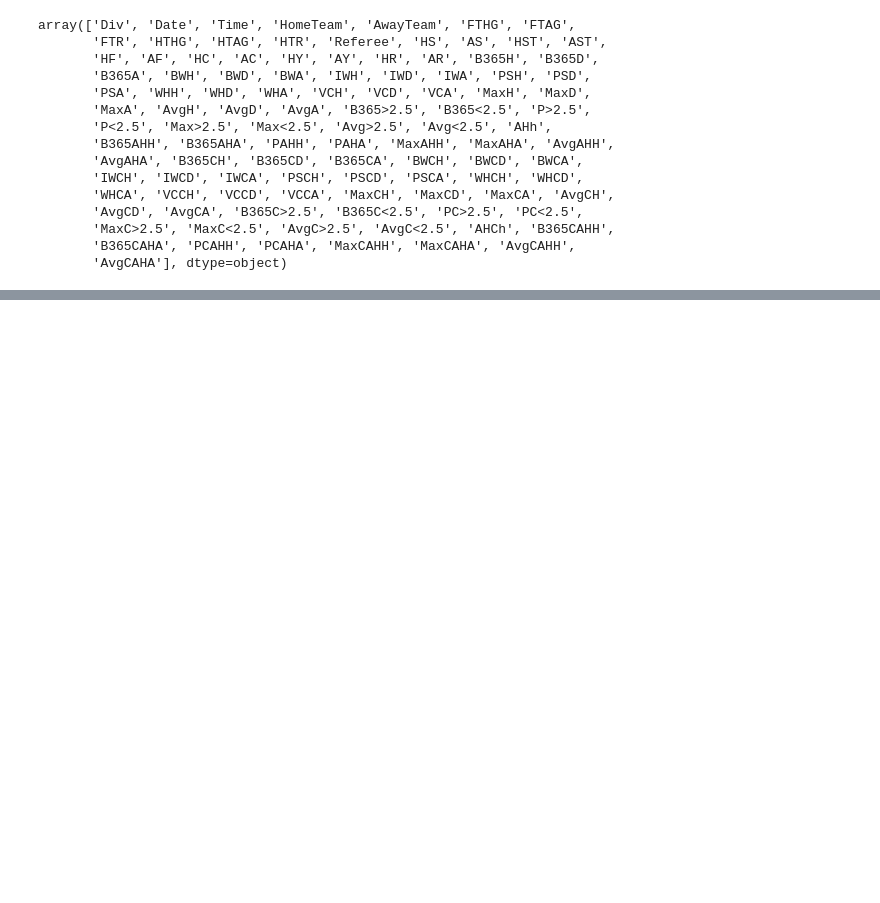
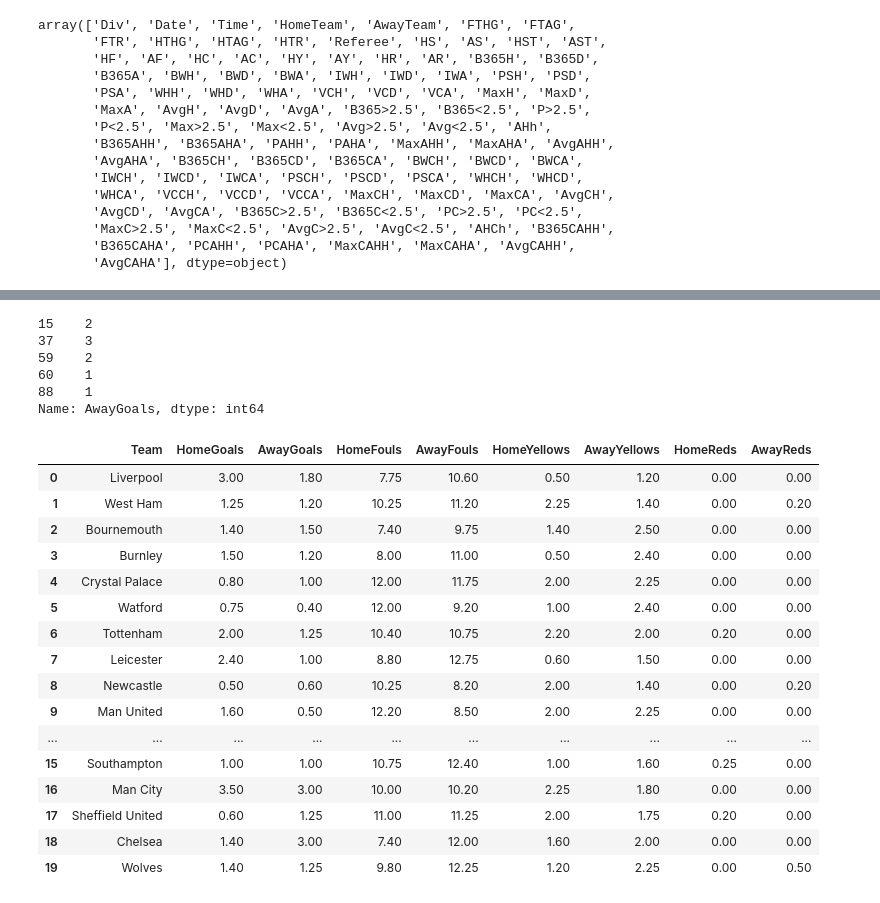
Before and after one commit to marcello96/Premier-League-Results-Predictor, a Jupyter notebook: data-analysis.ipynb, the cells around one changed output, grey strips where cells are left out. Drawn from its saved outputs; the diff is of its cells as text; code cells hidden in the pictures; blank space fills up the shorter version.

Commit message:
Add simple stats

```diff
--- a/data-analysis.ipynb
+++ b/data-analysis.ipynb
@@ -3,4 +4,5 @@ import pandas as pd
 # %%
+pd.options.display.float_format = '{:,.2f}'.format
 data = pd.read_csv('E0.csv')
 # %%
 data
@@ -37,7 +39,11 @@ array(['Div', 'Date', 'Time', 'HomeTeam', 'AwayTeam', 'FTHG', 'FTAG',
        'B365CAHA', 'PCAHH', 'PCAHA', 'MaxCAHH', 'MaxCAHA', 'AvgCAHH',
        'AvgCAHA'], dtype=object)
 # %%
-data.drop(columns=['Div', 'Date', 'Time','HTHG', 'HTAG', 'HTR','B365>2.5', 'B365<2.5', 'P>2.5',
+mdata = data.drop(columns=['Div', 'Date', 'Time','HTHG', 'HTAG', 'HTR', 'HS', 'AS', 'HST',
+       'AST', 'HC', 'AC', 'B365H', 'B365D',
+       'B365A', 'BWH', 'BWD', 'BWA', 'IWH', 'IWD', 'IWA', 'PSH', 'PSD',
+       'PSA', 'WHH', 'WHD', 'WHA', 'VCH', 'VCD', 'VCA', 'MaxH', 'MaxD',
+       'MaxA', 'AvgH', 'AvgD', 'AvgA', 'B365>2.5', 'B365<2.5', 'P>2.5',
        'P<2.5', 'Max>2.5', 'Max<2.5', 'Avg>2.5', 'Avg<2.5', 'AHh',
        'B365AHH', 'B365AHA', 'PAHH', 'PAHA', 'MaxAHH', 'MaxAHA', 'AvgAHH',
        'AvgAHA', 'B365CH', 'B365CD', 'B365CA', 'BWCH', 'BWCD', 'BWCA',
@@ -45,5 +51,6 @@ data.drop(columns=['Div', 'Date', 'Time','HTHG', 'HTAG', 'HTR','B365>2.5', 'B365
        'WHCA', 'VCCH', 'VCCD', 'VCCA', 'MaxCH', 'MaxCD', 'MaxCA', 'AvgCH',
        'AvgCD', 'AvgCA', 'B365C>2.5', 'B365C<2.5', 'PC>2.5', 'PC<2.5',
        'MaxC>2.5', 'MaxC<2.5', 'AvgC>2.5', 'AvgC<2.5', 'AHCh', 'B365CAHH',
-       'B365CAHA', 'PCAHH', 'PCAHA', 'MaxCAHH', 'MaxCAHA', 'AvgCAHH',
-       'AvgCAHA'])
+       'B365CAHA', 'PCAHH', 'PCAHA', 'MaxCAHH', 'MaxCAHA', 'AvgCAHH', 'AvgCAHA'])
+mdata = mdata.rename(columns={'FTHG': 'HomeGoals', 'FTAG': 'AwayGoals', 'FTR': 'Result', 'HF': 'HomeFouls',
+                            'AF': 'AwayFouls', 'HY': 'HomeYellow', 'AY': 'AwayYellow', 'HR': 'HomeRed', 'AR': 'AwayRed'})
@@ -63,0 +77,54 @@ data.drop(columns=['Div', 'Date', 'Time','HTHG', 'HTAG', 'HTR','B365>2.5', 'B365
+# %%
+mdata.loc[mdata['AwayTeam'] == 'Liverpool']['AwayGoals']
+# %% [output]
+15    2
+37    3
+59    2
+60    1
+88    1
+Name: AwayGoals, dtype: int64
+# %%
+def getMean(df, column, team_column_name, team):
+    team_data = mdata.loc[mdata[team_column_name] == team]
+    return team_data[column].mean(axis = 0)
+# %%
+stats = pd.DataFrame(columns=['Team', 'HomeGoals', 'AwayGoals', 'HomeFouls', 'AwayFouls', 'HomeYellows',
+                              'AwayYellows', 'HomeReds', 'AwayReds'])
+
+home_team_column = 'HomeTeam'
+away_team_column = 'AwayTeam'
+
+for team in mdata['HomeTeam'].unique():
+    h_mean_goals = getMean(mdata, 'HomeGoals', home_team_column, team)
+    h_mean_fouls = getMean(mdata, 'HomeFouls', home_team_column, team)
+    h_mean_yellow = getMean(mdata, 'HomeYellow', home_team_column, team)
+    h_mean_red = getMean(mdata, 'HomeRed', home_team_column, team)
+    a_mean_goals = getMean(mdata, 'AwayGoals', away_team_column, team)
+    a_mean_fouls = getMean(mdata, 'AwayFouls', away_team_column, team)
+    a_mean_yellow = getMean(mdata, 'AwayYellow', away_team_column, team)
+    a_mean_red = getMean(mdata, 'AwayRed', away_team_column, team)
+
+    stats = stats.append({'Team': team, 'HomeGoals': h_mean_goals, 'AwayGoals': a_mean_goals,
+                          'HomeFouls': h_mean_fouls, 'AwayFouls': a_mean_fouls,
+                          'HomeYellows': h_mean_yellow, 'AwayYellows': a_mean_yellow,
+                          'HomeReds': h_mean_red, 'AwayReds': a_mean_red}, ignore_index = True)
+
+stats
+# %% [output]
+|  | Team | HomeGoals | AwayGoals | HomeFouls | AwayFouls | HomeYellows | AwayYellows | HomeReds | AwayReds |
+| 0 | Liverpool | 3.00 | 1.80 | 7.75 | 10.60 | 0.50 | 1.20 | 0.00 | 0.00 |
+| 1 | West Ham | 1.25 | 1.20 | 10.25 | 11.20 | 2.25 | 1.40 | 0.00 | 0.20 |
+| 2 | Bournemouth | 1.40 | 1.50 | 7.40 | 9.75 | 1.40 | 2.50 | 0.00 | 0.00 |
+| 3 | Burnley | 1.50 | 1.20 | 8.00 | 11.00 | 0.50 | 2.40 | 0.00 | 0.00 |
+| 4 | Crystal Palace | 0.80 | 1.00 | 12.00 | 11.75 | 2.00 | 2.25 | 0.00 | 0.00 |
+| 5 | Watford | 0.75 | 0.40 | 12.00 | 9.20 | 1.00 | 2.40 | 0.00 | 0.00 |
+| 6 | Tottenham | 2.00 | 1.25 | 10.40 | 10.75 | 2.20 | 2.00 | 0.20 | 0.00 |
+| 7 | Leicester | 2.40 | 1.00 | 8.80 | 12.75 | 0.60 | 1.50 | 0.00 | 0.00 |
+| 8 | Newcastle | 0.50 | 0.60 | 10.25 | 8.20 | 2.00 | 1.40 | 0.00 | 0.20 |
+| 9 | Man United | 1.60 | 0.50 | 12.20 | 8.50 | 2.00 | 2.25 | 0.00 | 0.00 |
+| ... | ... | ... | ... | ... | ... | ... | ... | ... | ... |
+| 15 | Southampton | 1.00 | 1.00 | 10.75 | 12.40 | 1.00 | 1.60 | 0.25 | 0.00 |
+| 16 | Man City | 3.50 | 3.00 | 10.00 | 10.20 | 2.25 | 1.80 | 0.00 | 0.00 |
+| 17 | Sheffield United | 0.60 | 1.25 | 11.00 | 11.25 | 2.00 | 1.75 | 0.20 | 0.00 |
+| 18 | Chelsea | 1.40 | 3.00 | 7.40 | 12.00 | 1.60 | 2.00 | 0.00 | 0.00 |
+| 19 | Wolves | 1.40 | 1.25 | 9.80 | 12.25 | 1.20 | 2.25 | 0.00 | 0.50 |
```
Also changed, not shown: parts of 4 cells of this notebook.
